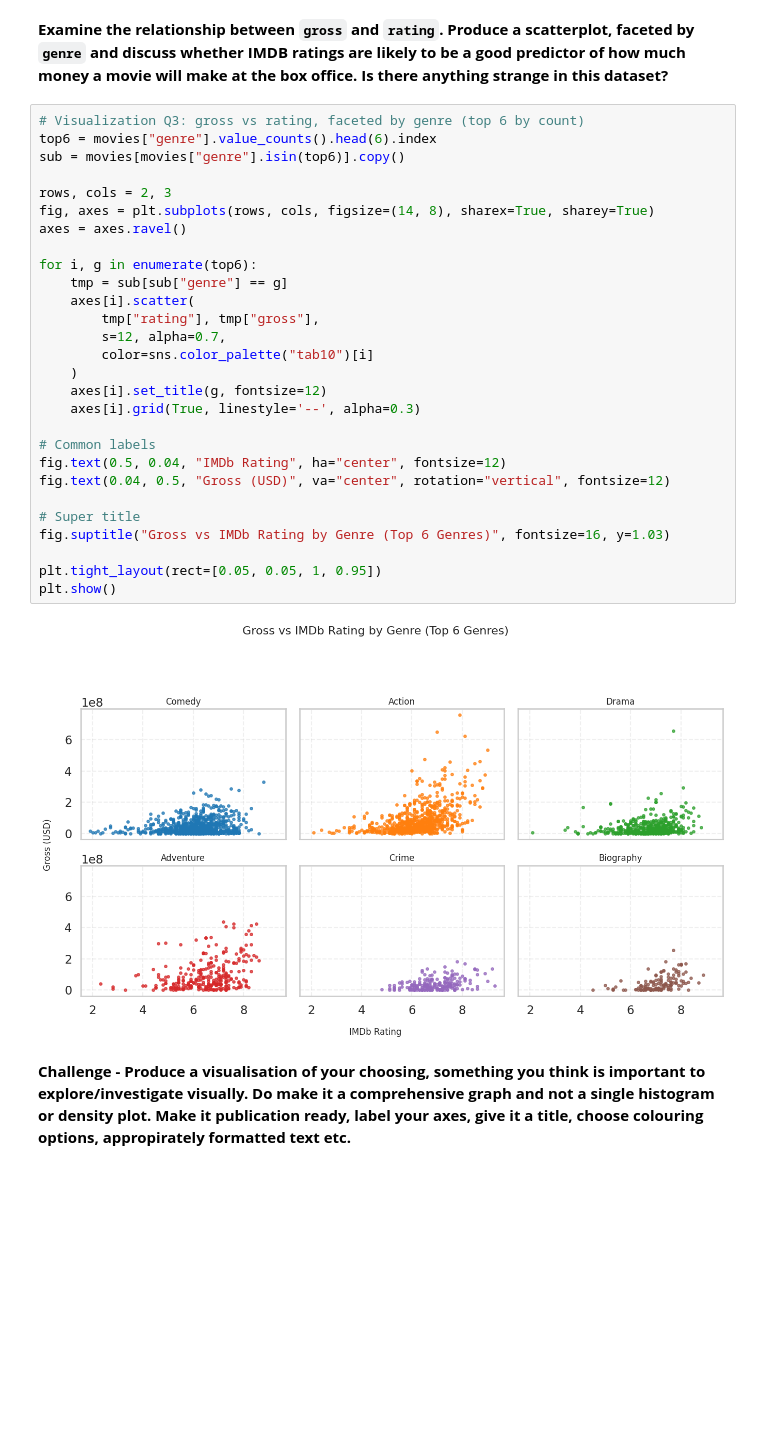
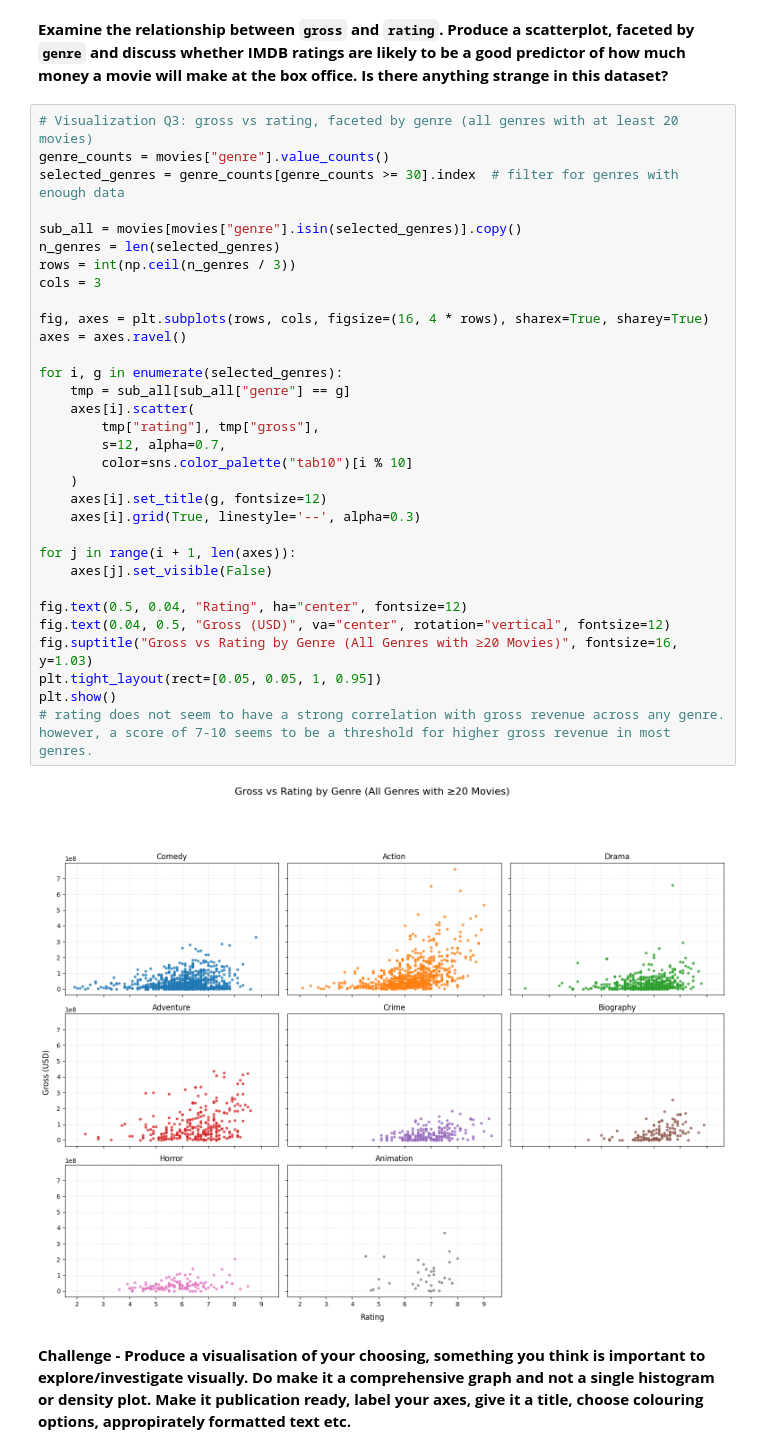
Before and after one commit to Saluka12/Analytics-through-coding-in-class, a Jupyter notebook: Session_2/Homework.ipynb, the cells around one changed output. Saved outputs shown, nothing was run; the diff lists cells and outputs as text; blank space fills up the shorter version.

```diff
--- a/Session_2/Homework.ipynb
+++ b/Session_2/Homework.ipynb
@@ -200,35 +203,39 @@ plt.show()
 # %% [markdown]
 **Examine the relationship between `gross` and `rating`. Produce a scatterplot, faceted by `genre` and discuss whether IMDB ratings are likely to be a good predictor of how much money a movie will make at the box office. Is there anything strange in this dataset?**
 # %%
-# Visualization Q3: gross vs rating, faceted by genre (top 6 by count)
-top6 = movies["genre"].value_counts().head(6).index
-sub = movies[movies["genre"].isin(top6)].copy()
+# Visualization Q3: gross vs rating, faceted by genre (all genres with at least 20 movies)
+genre_counts = movies["genre"].value_counts()
+selected_genres = genre_counts[genre_counts >= 30].index  # filter for genres with enough data
 
-rows, cols = 2, 3
-fig, axes = plt.subplots(rows, cols, figsize=(14, 8), sharex=True, sharey=True)
+sub_all = movies[movies["genre"].isin(selected_genres)].copy()
+n_genres = len(selected_genres)
+rows = int(np.ceil(n_genres / 3))
+cols = 3
+
+fig, axes = plt.subplots(rows, cols, figsize=(16, 4 * rows), sharex=True, sharey=True)
 axes = axes.ravel()
 
-for i, g in enumerate(top6):
-    tmp = sub[sub["genre"] == g]
+for i, g in enumerate(selected_genres):
+    tmp = sub_all[sub_all["genre"] == g]
     axes[i].scatter(
         tmp["rating"], tmp["gross"],
         s=12, alpha=0.7,
-        color=sns.color_palette("tab10")[i]
+        color=sns.color_palette("tab10")[i % 10]
     )
     axes[i].set_title(g, fontsize=12)
     axes[i].grid(True, linestyle='--', alpha=0.3)
 
-# Common labels
-fig.text(0.5, 0.04, "IMDb Rating", ha="center", fontsize=12)
+for j in range(i + 1, len(axes)):
+    axes[j].set_visible(False)
+
+fig.text(0.5, 0.04, "Rating", ha="center", fontsize=12)
 fig.text(0.04, 0.5, "Gross (USD)", va="center", rotation="vertical", fontsize=12)
-
-# Super title
-fig.suptitle("Gross vs IMDb Rating by Genre (Top 6 Genres)", fontsize=16, y=1.03)
-
+fig.suptitle("Gross vs Rating by Genre (All Genres with ≥20 Movies)", fontsize=16, y=1.03)
 plt.tight_layout(rect=[0.05, 0.05, 1, 0.95])
 plt.show()
+# rating does not seem to have a strong correlation with gross revenue across any genre. however, a score of 7-10 seems to be a threshold for higher gross revenue in most genres.
 # %% [output]
-[figure, old version]
+[figure, new version]
 # %% [markdown]
 **Challenge - Produce a visualisation of your choosing, something you think is important to explore/investigate visually. Do make it a comprehensive graph and not a single histogram or density plot. Make it publication ready, label your axes, give it a title, choose colouring options, appropirately formatted text etc.**
 # %%
```
Also changed, not shown: parts of 6 cells of this notebook.
